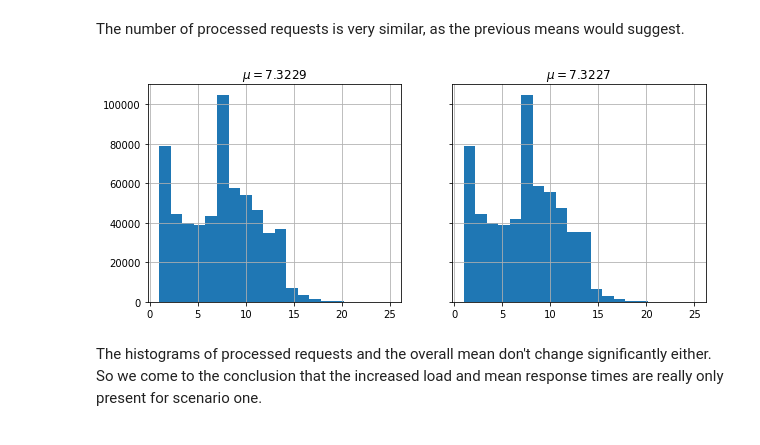
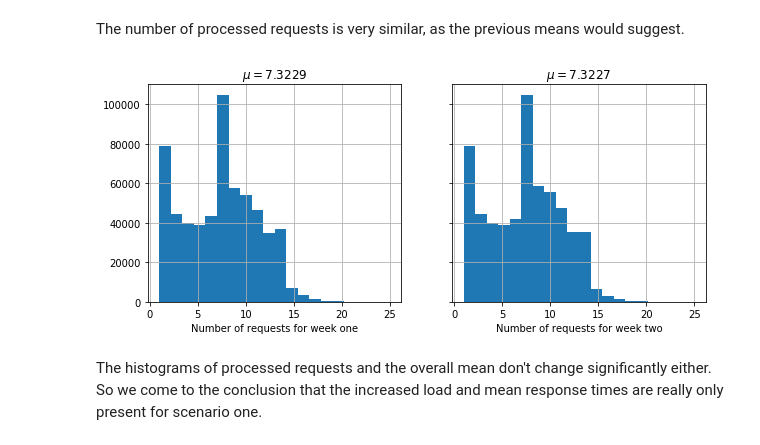
Before and after one commit to jc4089/dd-exercise, a Jupyter notebook: problem_one.ipynb, the cells around one changed output. Cells and saved outputs as stored; diff of their text form; code cells hidden in the pictures.

```diff
--- a/problem_one.ipynb
+++ b/problem_one.ipynb
@@ -73,14 +73,14 @@ for scenario in scenarios:
     # week one
     logs_by_week['week1'][scenario] = logs[scenario][
         logs[scenario]['time'] < time_start_week_two]
-    print('Mean response time for week 1 =',
-        get_mean_response_time(logs_by_week['week1'][scenario]))
+    print('Mean response time for week 1 = {:.4f}'.format(
+        get_mean_response_time(logs_by_week['week1'][scenario])))
 
     # week two
     logs_by_week['week2'][scenario] = logs[scenario][
         logs[scenario]['time'] >= time_start_week_two]
-    print('Mean response time for week 2 =',
-        get_mean_response_time(logs_by_week['week2'][scenario]))
+    print('Mean response time for week 2 = {:.4f}'.format(
+        get_mean_response_time(logs_by_week['week2'][scenario])))
 
     print('')
 # %% [output]
@@ -263,18 +265,20 @@ The number of processed requests is very similar, as the previous means would su
 # %%
 fig, ax = plt.subplots(1, 2, figsize=(10, 4), sharex=True, sharey=True)
 
 ax[0].hist(
     logs_by_week['week1']['scenario2']['num_requests'], bins=20)
 ax[0].grid(True)
 ax[0].set_title('$\mu = {:.4f}$'.format(
     logs_by_week['week1']['scenario2']['num_requests'].mean()))
+ax[0].set_xlabel('Number of requests for week one')
 
 ax[1].hist(
     logs_by_week['week2']['scenario2']['num_requests'], bins=20)
 ax[1].grid(True)
 ax[1].set_title('$\mu = {:.4f}$'.format(
-    logs_by_week['week2']['scenario2']['num_requests'].mean()));
+    logs_by_week['week2']['scenario2']['num_requests'].mean()))
+ax[1].set_xlabel('Number of requests for week two');
 # %% [output]
-[figure, old version]
+[figure, new version]
 # %% [markdown]
 The histograms of processed requests and the overall mean don't change significantly either. So we come to the conclusion that the increased load and mean response times are really only present for scenario one.
```
Also changed, not shown: parts of 5 cells of this notebook.
